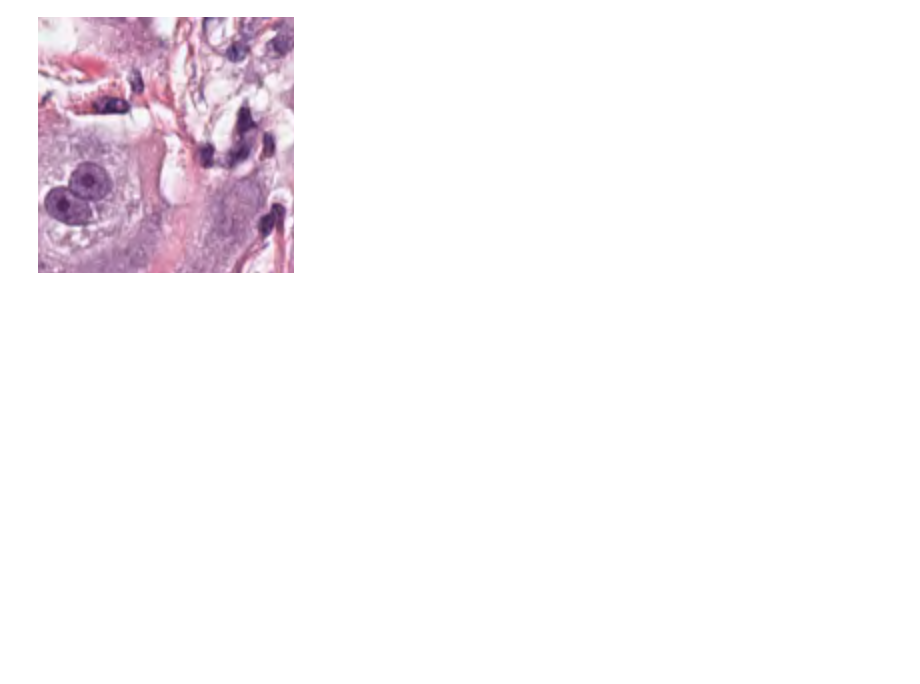
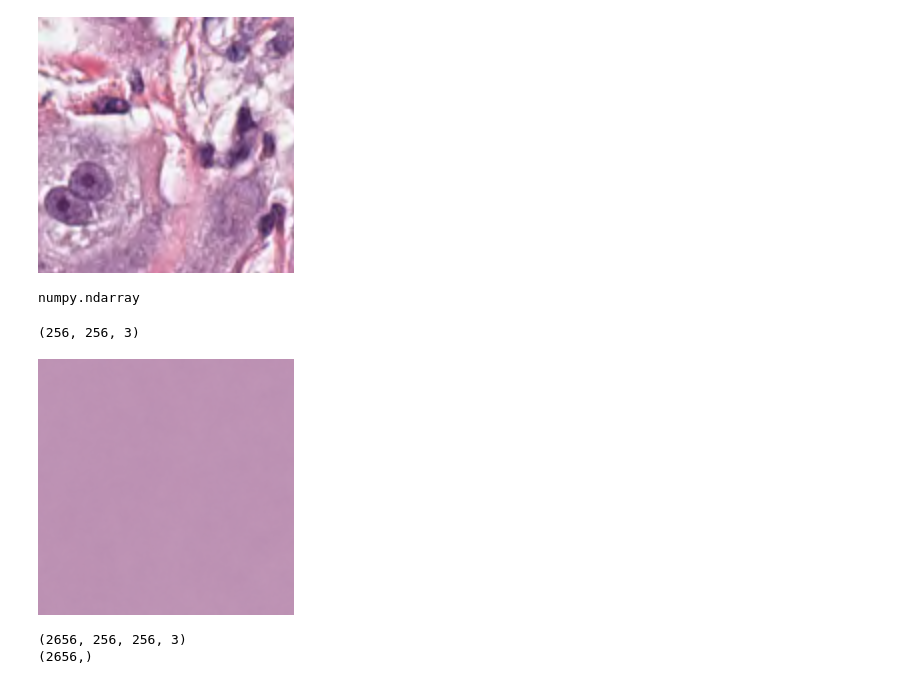
Before and after one commit to DavidEdgard0/Cancer-Prediction-MD, a Jupyter notebook: Intro_Imgs.ipynb, the cells around one changed output. Saved outputs shown, nothing was run; the diff lists cells and outputs as text; code cells hidden in the pictures; blank space fills up the shorter version.

Commit message:
Código prueba para visualizar imágenes

```diff
--- a/Intro_Imgs.ipynb
+++ b/Intro_Imgs.ipynb
@@ -151,3 +151,54 @@ img3
 img2
 # %% [output]
 [figure]
+# %%
+type(Data)
+# %% [output]
+numpy.ndarray
+# %%
+MeanData=Data.mean(axis=0)
+MeanData.shape
+# %% [output]
+(256, 256, 3)
+# %%
+
+
+mean_img = im.fromarray(np.array(MeanData, dtype=np.uint8),"RGB")
+# %%
+mean_img
+# %% [output]
+[figure, added]
+# %%
+print(Data.shape)
+print(Types.shape)
+
+Types
+
+#VTipos únicos de Cáncer
+CU=np.unique(Types)
+
+#Creamos arreglos con el índice correspondiente a cada tipo de cáncer
+Adrenal_gland = [index for index in range(len(Types))if Types[index] == CU[0]]
+Bile_duct = [index for index in range(len(Types))if Types[index] == CU[1]]
+Bladder = [index for index in range(len(Types))if Types[index] == CU[2]]
+Breast = [index for index in range(len(Types))if Types[index] == CU[18]]
+Cervix = [index for index in range(len(Types))if Types[index] == CU[3]]
+Colon = [index for index in range(len(Types))if Types[index] == CU[4]]
+Esophagus = [index for index in range(len(Types))if Types[index] == CU[5]]
+HeadNeck = [index for index in range(len(Types))if Types[index] == CU[6]]
+Kidney = [index for index in range(len(Types))if Types[index] == CU[7]]
+Liver = [index for index in range(len(Types))if Types[index] == CU[8]]
+Lung = [index for index in range(len(Types))if Types[index] == CU[9]]
+Ovarian = [index for index in range(len(Types))if Types[index] == CU[10]]
+Pancreatic = [index for index in range(len(Types))if Types[index] == CU[11]]
+Prostate = [index for index in range(len(Types))if Types[index] == CU[12]]
+Skin = [index for index in range(len(Types))if Types[index] == CU[13]]
+Stomach = [index for index in range(len(Types))if Types[index] == CU[14]]
+Testis = [index for index in range(len(Types))if Types[index] == CU[15]]
+Thyroid = [index for index in range(len(Types))if Types[index] == CU[16]]
+Uterus = [index for index in range(len(Types))if Types[index] == CU[17]]
+
+#print(indexes)
+# %% [output]
+(2656, 256, 256, 3)
+(2656,)
```
Also changed, not shown: parts of 4 cells of this notebook.
